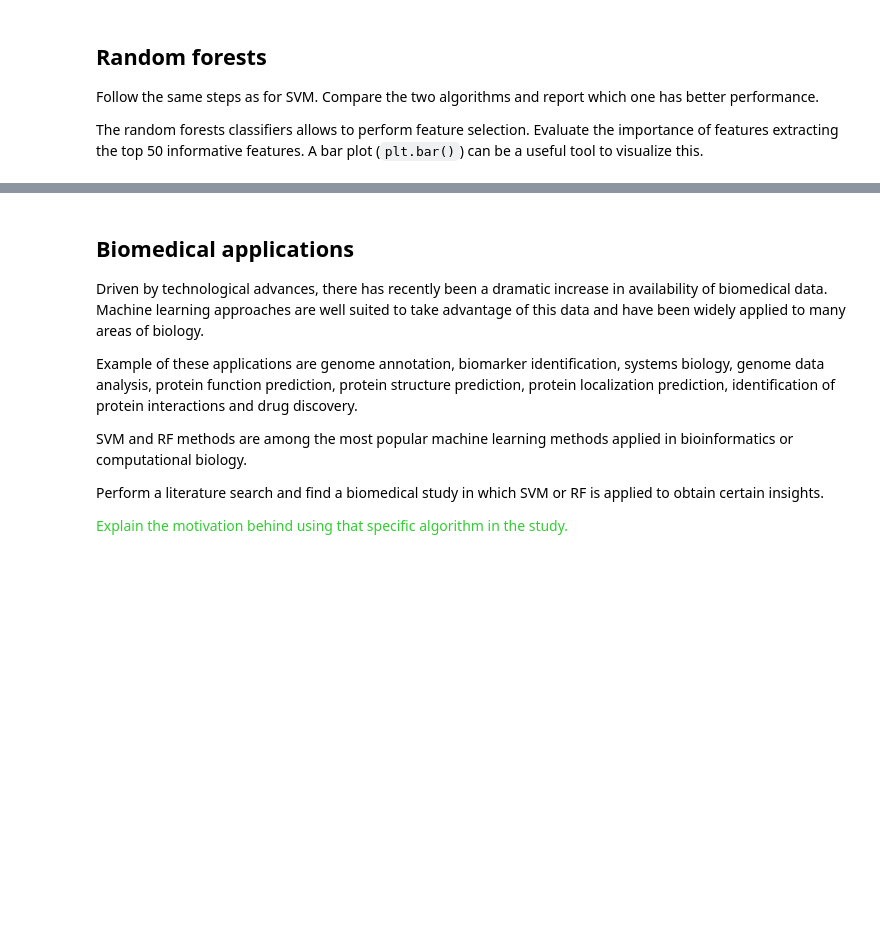
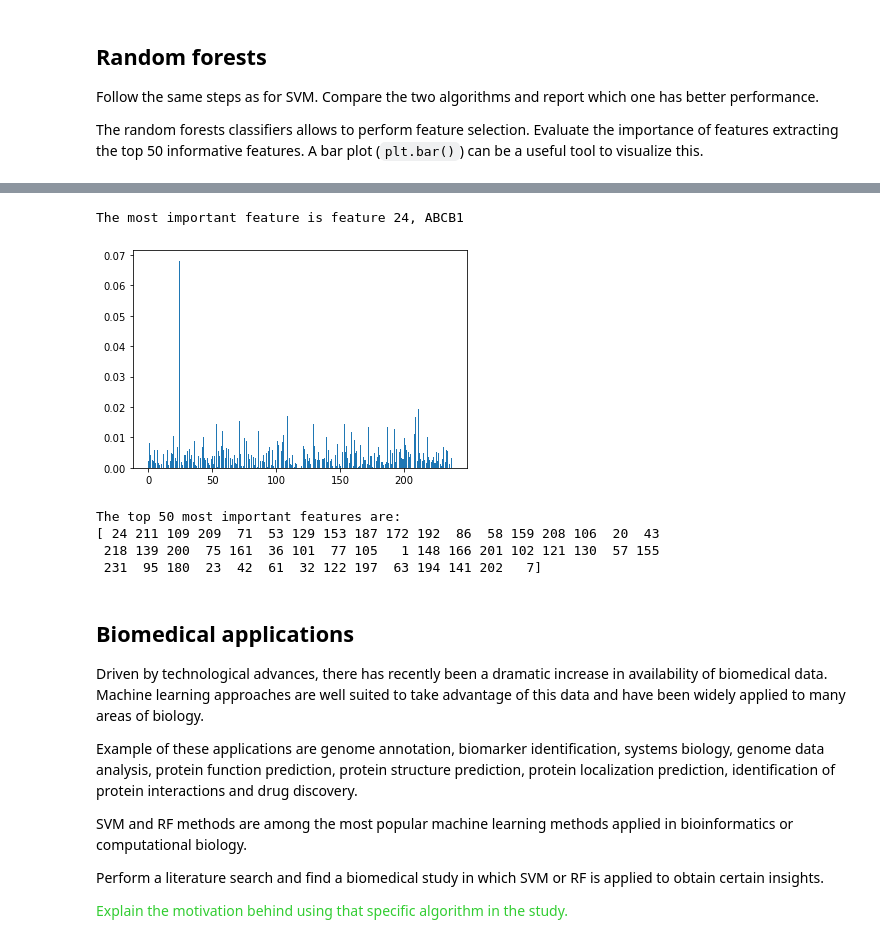
Before and after one commit to LarsDaenen1/8dm50group5, a Jupyter notebook: Week_4/week_6_Willem.ipynb, the cells around one changed output, grey strips where cells are left out. Saved outputs shown, nothing was run; the diff lists cells and outputs as text; code cells hidden in the pictures; blank space fills up the shorter version.

```diff
--- a/Week_4/week_6_Willem.ipynb
+++ b/Week_4/week_6_Willem.ipynb
@@ -250,3 +278,35 @@ ValueError: Invalid parameter C for estimator Pipeline(steps=[('scaler', Standar
 Follow the same steps as for SVM. Compare the two algorithms and report which one has better performance.
 
 The random forests classifiers allows to perform feature selection. Evaluate the importance of features extracting the top 50 informative features. A bar plot (`plt.bar()`) can be a useful tool to visualize this.
+# %%
+# Random forests:
+from sklearn.ensemble import RandomForestClassifier
+
+# Define the functions for scaling and SVM
+model = RandomForestClassifier()
+scaler = StandardScaler()
+
+# Define the model pipeline
+model = Pipeline([
+                 ('scaler', scaler),
+                 ('rfc', model)
+                ])
+
+estim = np.linspace(10,100,10).astype(int)
+params = {'rfc__n_estimators': estim}
+
+clf = GridSearchCV(model, params, scoring='f1', cv=5)
+
+clf.fit(X_train, y_train)
+
+y_pred = clf.predict(X_test)
+f1_test = f1_score(y_test, y_pred)
+
+# Print results
+print(f'F1 store test set: {f1_test:.3}\n')
+
+print("--- Optimal parameters: ---")
+for params, value in clf.best_params_.items():
+    print(f'{params}: {value}')
+
+print(f'\n\n--------------- Classification report: ---------------\n{classification_report(y_test, y_pred)}')
@@ -253,3 +329,25 @@ The random forests classifiers allows to perform feature selection. Evaluate the
+# %%
+# Histogram and most important feature:
+feature_importances = clf.best_estimator_['rfc'].feature_importances_
+
+plt.bar(np.arange(0,len(feature_importances)), feature_importances)
+
+feature_max_i = feature_importances.argmax()
+feature_max = gene_expression.columns[feature_max_i]
+print(f'The most important feature is feature {feature_max_i}, {feature_max}')
+# %% [output]
+The most important feature is feature 24, ABCB1
+[figure, added]
+# %%
+# Top 50 features:
+feature_best50 = best_50 = feature_importances.argsort()[-50:]
+
+print(f'The top 50 most important features are: \n{feature_best50[::-1]}')
+# %% [output]
+The top 50 most important features are:
+[ 24 211 109 209  71  53 129 153 187 172 192  86  58 159 208 106  20  43
+ 218 139 200  75 161  36 101  77 105   1 148 166 201 102 121 130  57 155
+ 231  95 180  23  42  61  32 122 197  63 194 141 202   7]
 # %% [markdown]
 
 
```
Also changed, not shown: parts of 2 cells of this notebook.
